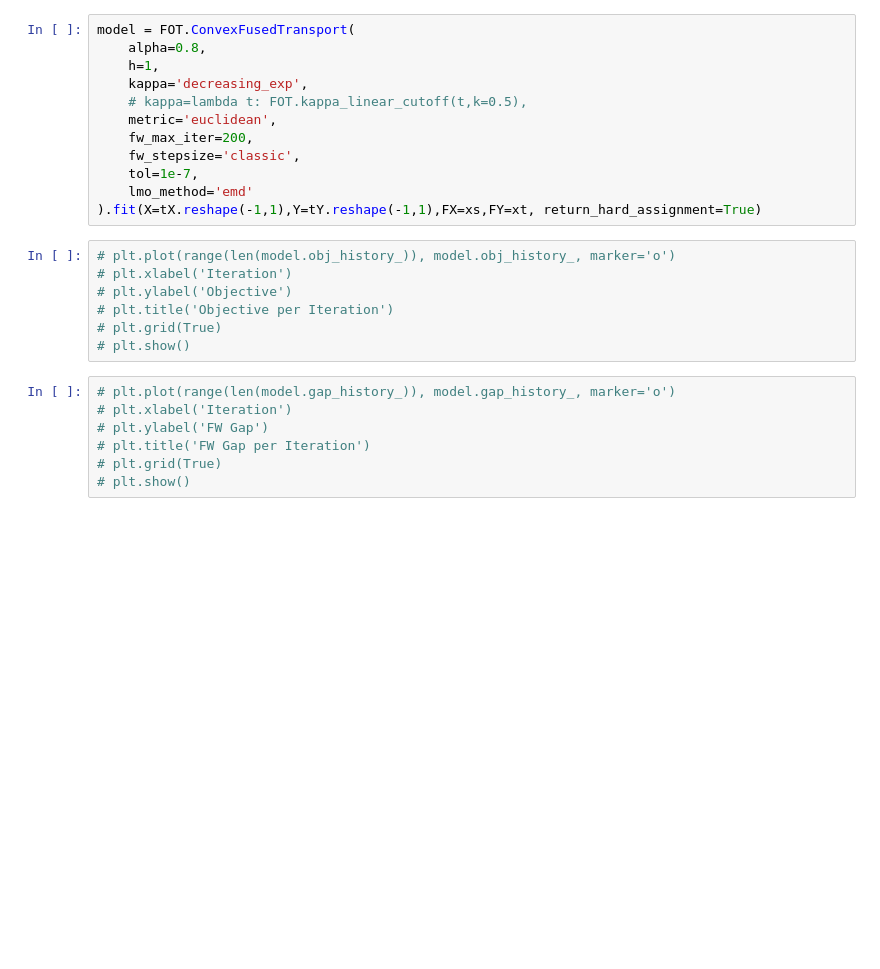
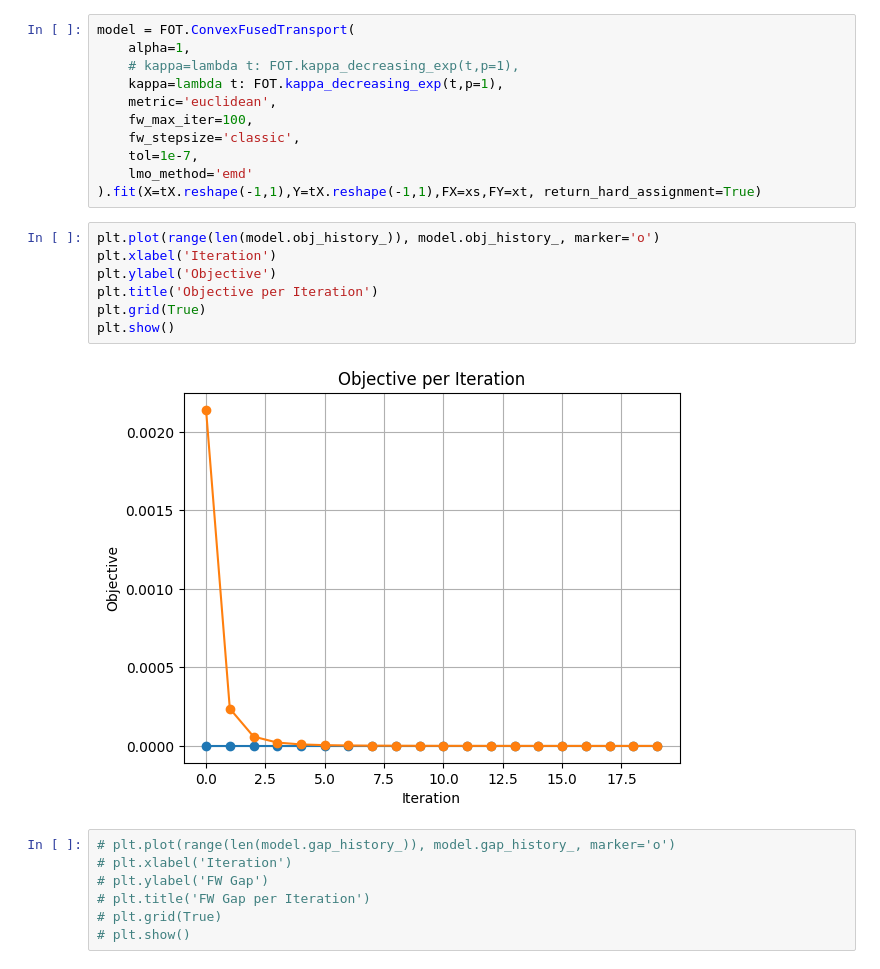
Before and after one commit to Junhyoung-Chung/fused-optimal-transport, a Jupyter notebook: simulation/FOT_simulation.ipynb, the cells around one changed output. Saved outputs shown, nothing was run; the diff lists cells and outputs as text; blank space fills up the shorter version.

```diff
--- a/simulation/FOT_simulation.ipynb
+++ b/simulation/FOT_simulation.ipynb
@@ -60,22 +100,23 @@ Text(0.5, 1.0, 'Source and target distributions')
 # %%
 model = FOT.ConvexFusedTransport(
-    alpha=0.8,
-    h=1,
-    kappa='decreasing_exp',
-    # kappa=lambda t: FOT.kappa_linear_cutoff(t,k=0.5),
+    alpha=1,
+    # kappa=lambda t: FOT.kappa_decreasing_exp(t,p=1),
+    kappa=lambda t: FOT.kappa_decreasing_exp(t,p=1),
     metric='euclidean',
-    fw_max_iter=200,
+    fw_max_iter=100,
     fw_stepsize='classic',
     tol=1e-7,
     lmo_method='emd'
-).fit(X=tX.reshape(-1,1),Y=tY.reshape(-1,1),FX=xs,FY=xt, return_hard_assignment=True)
+).fit(X=tX.reshape(-1,1),Y=tX.reshape(-1,1),FX=xs,FY=xt, return_hard_assignment=True)
 # %%
-# plt.plot(range(len(model.obj_history_)), model.obj_history_, marker='o')
-# plt.xlabel('Iteration')
-# plt.ylabel('Objective')
-# plt.title('Objective per Iteration')
-# plt.grid(True)
-# plt.show()
+plt.plot(range(len(model.obj_history_)), model.obj_history_, marker='o')
+plt.xlabel('Iteration')
+plt.ylabel('Objective')
+plt.title('Objective per Iteration')
+plt.grid(True)
+plt.show()
+# %% [output]
+[figure, added]
 # %%
 # plt.plot(range(len(model.gap_history_)), model.gap_history_, marker='o')
 # plt.xlabel('Iteration')
```
Also changed, not shown: parts of 22 cells of this notebook.
